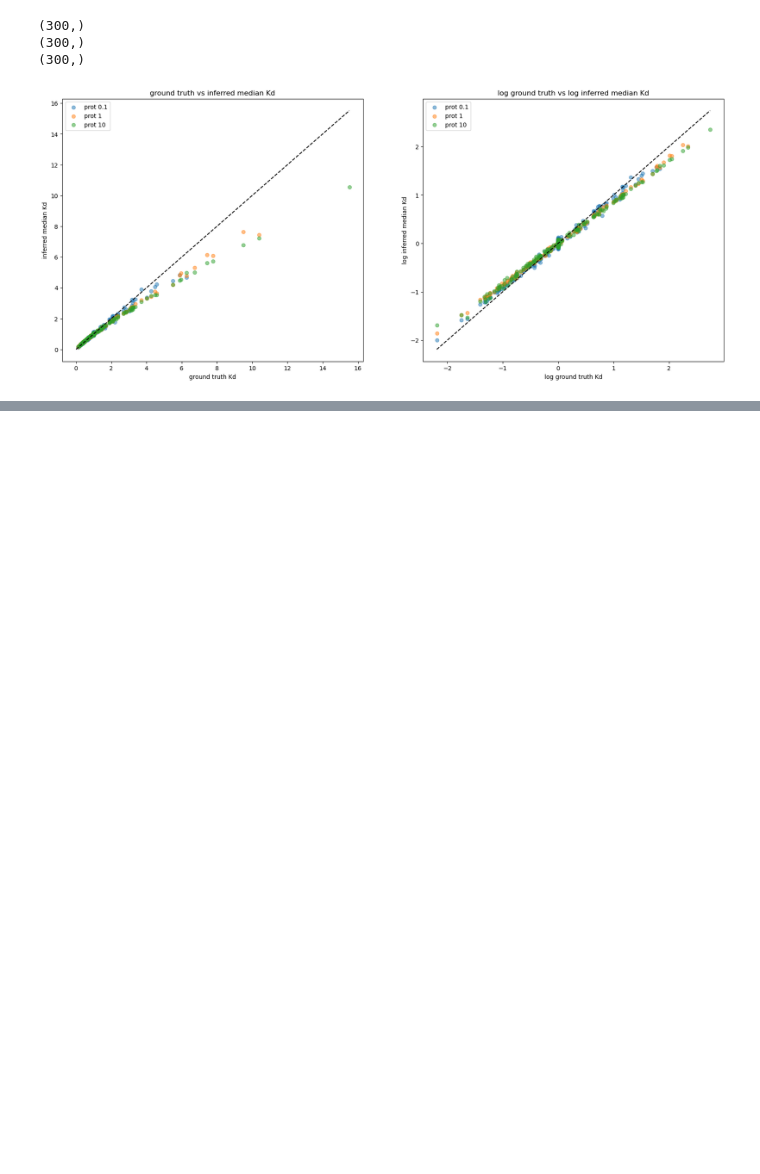
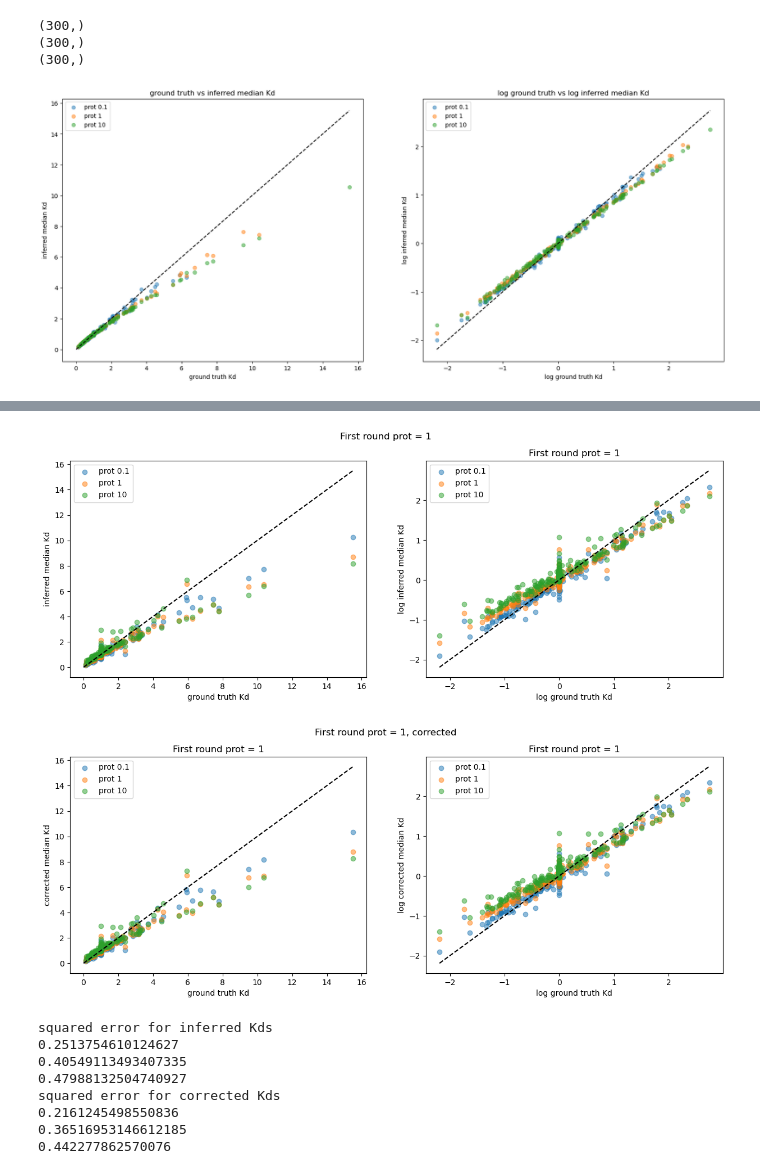
Before and after one commit to JoshuaGensel/dmMIME_correction, a Jupyter notebook: src/simulation_test.ipynb, the cells around one changed output, grey strips where cells are left out. Cells and saved outputs as stored; diff of their text form; code cells hidden in the pictures; blank space fills up the shorter version.

```diff
--- a/src/simulation_test.ipynb
+++ b/src/simulation_test.ipynb
@@ -212,0 +285,13 @@ inference_plot(ground_truth, prot_10_01, prot_10_1, prot_10_10, 'First Round pro
+# %%
+comparison_plot(ground_truth, inferred_Kds_prot_1_01, inferred_Kds_prot_1_1, inferred_Kds_prot_1_10, corrected_Kds_prot_1_01, corrected_Kds_prot_1_1, corrected_Kds_prot_1_10, 'First round prot = 1')
+# %% [output]
+[figure, added]
+[figure, added]
+squared error for inferred Kds
+0.2513754610124627
+0.40549113493407335
+0.47988132504740927
+squared error for corrected Kds
+0.2161245498550836
+0.36516953146612185
+0.442277862570076
```
Also changed, not shown: parts of 14 cells of this notebook.
